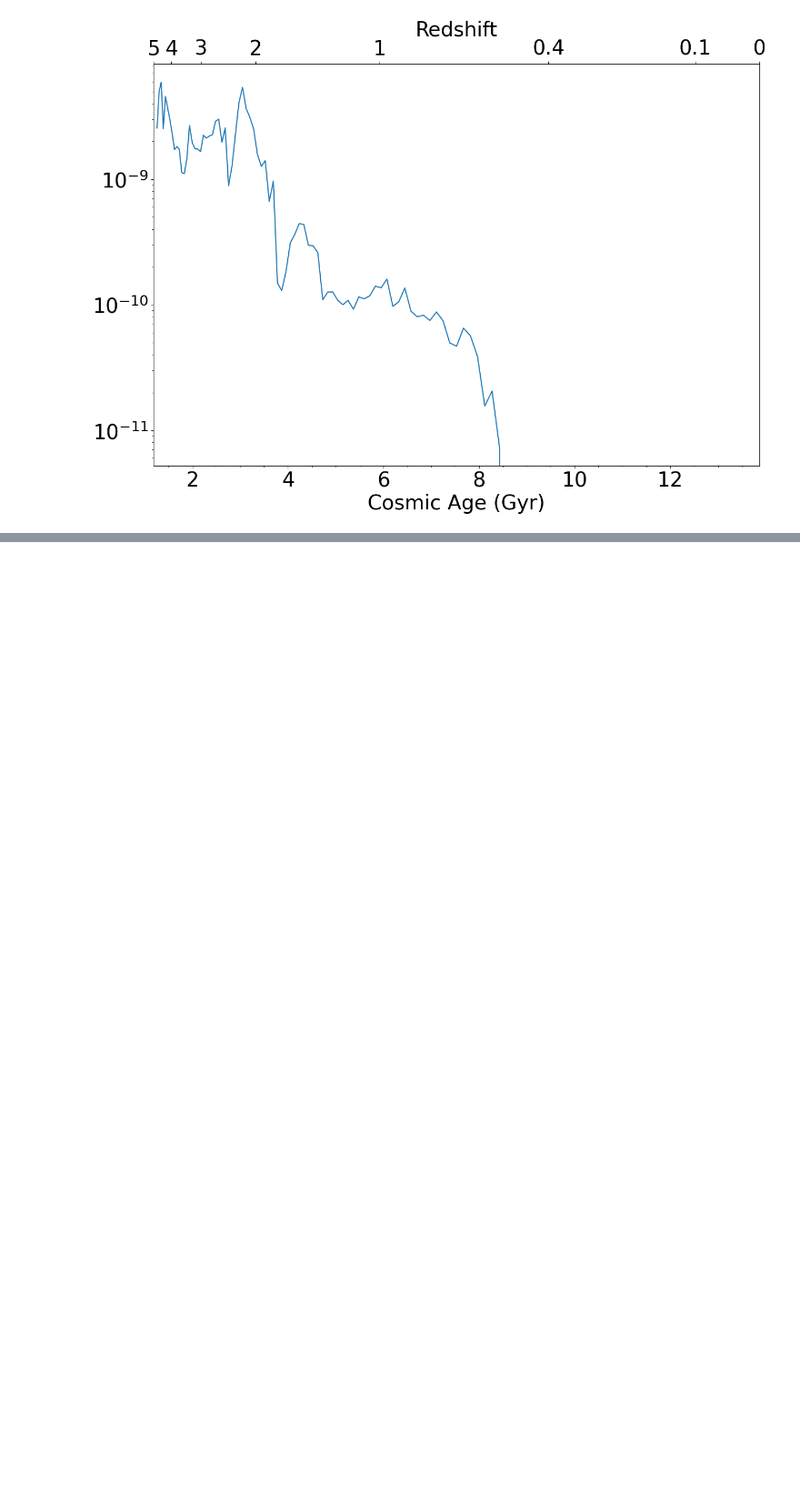
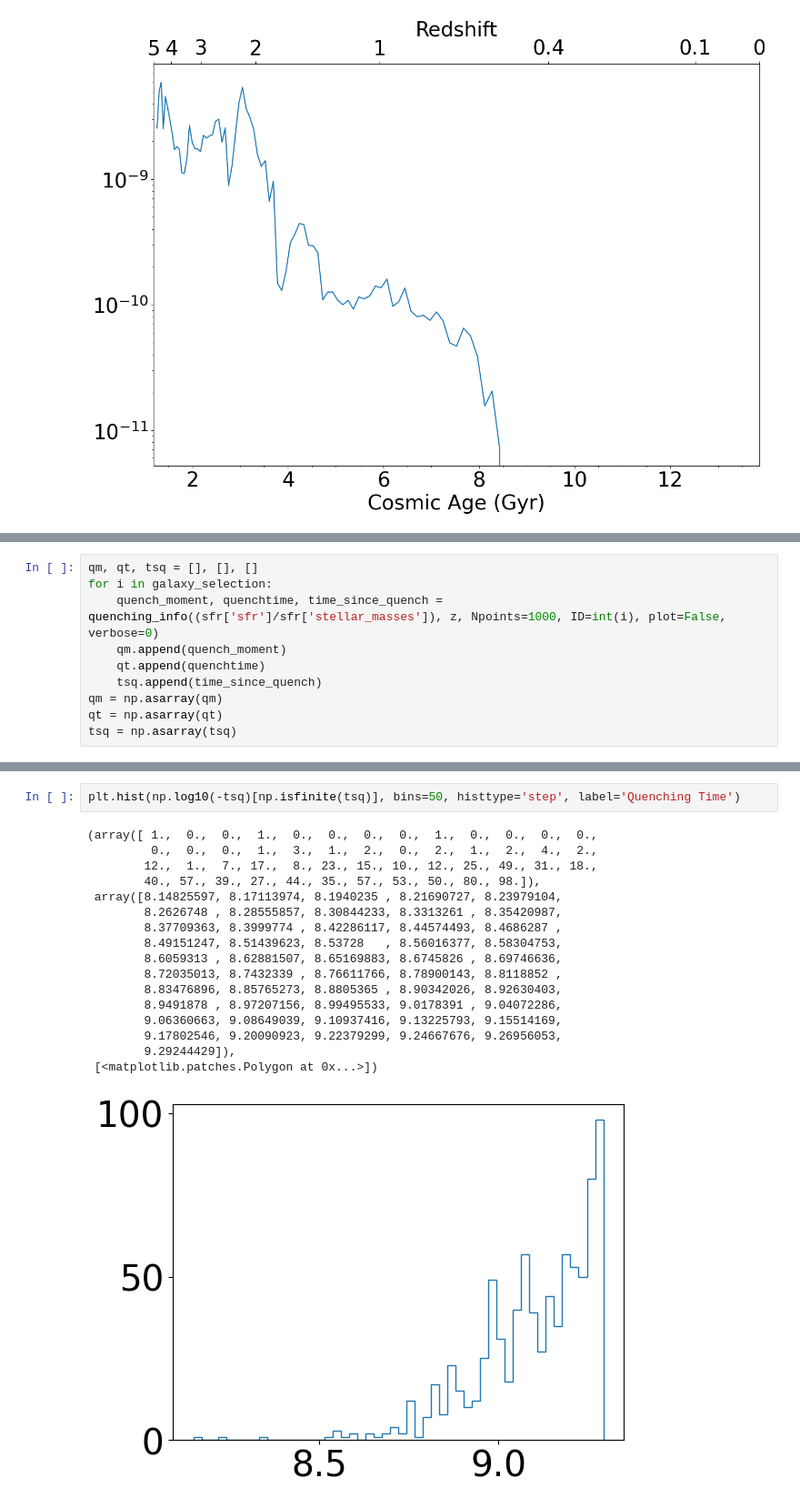
Before and after one commit to GiulianoLo/analize_simba_cgm, a Jupyter notebook: cgm_main.ipynb, the cells around one changed output, grey strips where cells are left out. Shown at 91% size. Cells and saved outputs as stored; diff of their text form; blank space fills up the shorter version.

```diff
--- a/cgm_main.ipynb
+++ b/cgm_main.ipynb
@@ -479,0 +491,10 @@ yt : [INFO     ] 2024-10-22 23:09:41,441 Found 35158 galaxies
+# %%
+qm, qt, tsq = [], [], []
+for i in galaxy_selection:
+    quench_moment, quenchtime, time_since_quench = quenching_info((sfr['sfr']/sfr['stellar_masses']), z, Npoints=1000, ID=int(i), plot=False, verbose=0)
+    qm.append(quench_moment)
+    qt.append(quenchtime)
+    tsq.append(time_since_quench)
+qm = np.asarray(qm)
+qt = np.asarray(qt)
+tsq = np.asarray(tsq)
@@ -479,0 +512,20 @@ yt : [INFO     ] 2024-10-22 23:09:41,441 Found 35158 galaxies
+# %%
+plt.hist(np.log10(-tsq)[np.isfinite(tsq)], bins=50, histtype='step', label='Quenching Time')
+# %% [output]
+(array([ 1.,  0.,  0.,  1.,  0.,  0.,  0.,  0.,  1.,  0.,  0.,  0.,  0.,
+         0.,  0.,  0.,  1.,  3.,  1.,  2.,  0.,  2.,  1.,  2.,  4.,  2.,
+        12.,  1.,  7., 17.,  8., 23., 15., 10., 12., 25., 49., 31., 18.,
+        40., 57., 39., 27., 44., 35., 57., 53., 50., 80., 98.]),
+ array([8.14825597, 8.17113974, 8.1940235 , 8.21690727, 8.23979104,
+        8.2626748 , 8.28555857, 8.30844233, 8.3313261 , 8.35420987,
+        8.37709363, 8.3999774 , 8.42286117, 8.44574493, 8.4686287 ,
+        8.49151247, 8.51439623, 8.53728   , 8.56016377, 8.58304753,
+        8.6059313 , 8.62881507, 8.65169883, 8.6745826 , 8.69746636,
+        8.72035013, 8.7432339 , 8.76611766, 8.78900143, 8.8118852 ,
+        8.83476896, 8.85765273, 8.8805365 , 8.90342026, 8.92630403,
+        8.9491878 , 8.97207156, 8.99495533, 9.0178391 , 9.04072286,
+        9.06360663, 9.08649039, 9.10937416, 9.13225793, 9.15514169,
+        9.17802546, 9.20090923, 9.22379299, 9.24667676, 9.26956053,
+        9.29244429]),
+ [<matplotlib.patches.Polygon at 0x...>])
+[figure, added]
```
Also changed, not shown: parts of 20 cells of this notebook.
